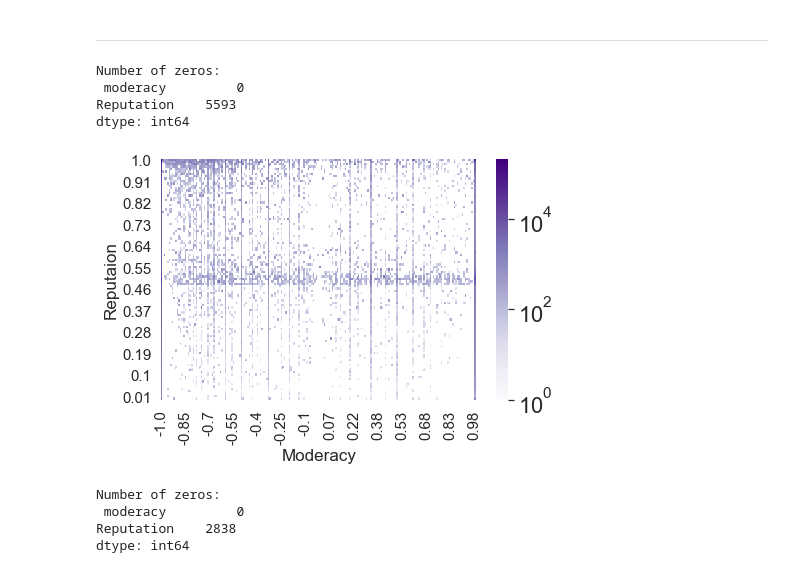
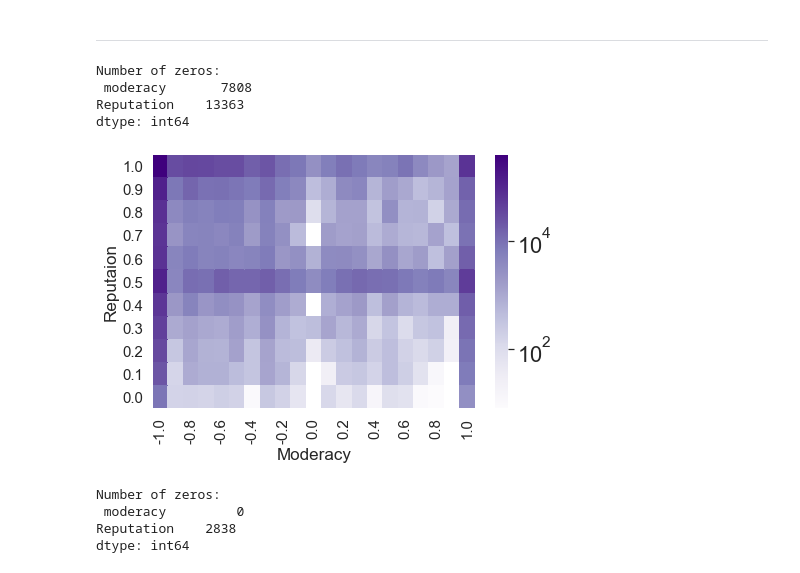
Before and after one commit to MoSamani/Deleted-Tweets, a Jupyter notebook: user_polarisiation/Plot_moderacy_Polarisation.ipynb, the cells around one changed output. Drawn from its saved outputs; the diff is of its cells as text; code cells hidden in the pictures.

Commit message:
Corrected heatmap layouts

```diff
--- a/user_polarisiation/Plot_moderacy_Polarisation.ipynb
+++ b/user_polarisiation/Plot_moderacy_Polarisation.ipynb
@@ -295,7 +295,7 @@ plot_hexbin_reputaion(df_undel, 'is_deleted','moderacy', 'Moderacy', 'BuPu', 'He
 def plot_heatmap(df, x, y,x_label, color, titel):
 
     df = df[[x, y]]
-    df = df.round(2)
+    df = df.round(1)
     zeros = (df == 0).sum()
     print('Number of zeros: \n', zeros)
     #df.replace(0, np.nan, inplace=True)
@@ -329,13 +329,13 @@ df = df_tweetscov19[['is_deleted', 'moderacy', 'Reputation']]
 df_del =  df[df['is_deleted']==True]
 df_undel = df[df['is_deleted']==False]
 # %%
-plot_heatmap(df, 'moderacy','Reputation', 'Moderacy', 'Purples', 'Heatmap_tweetscov19_moderacy_reputation(alltweets)')
+plot_heatmap(df, 'moderacy','Reputation', 'Moderacy', 'Purples', 'Heatmap_tweetscov19_moderacy_reputation(alltweets)_1')
 # %% [output]
 Number of zeros:
- moderacy         0
-Reputation    5593
+ moderacy       7808
+Reputation    13363
 dtype: int64
-[figure, old version]
+[figure, new version]
 # %%
 plot_heatmap(df_del, 'moderacy','Reputation', 'Moderacy', 'Purples', 'Heatmap_tweetscov19_moderacy_reputation(deletedtweets)')
 # %% [output]
```
Also changed, not shown: parts of 1 cell of this notebook, 6 other files.
